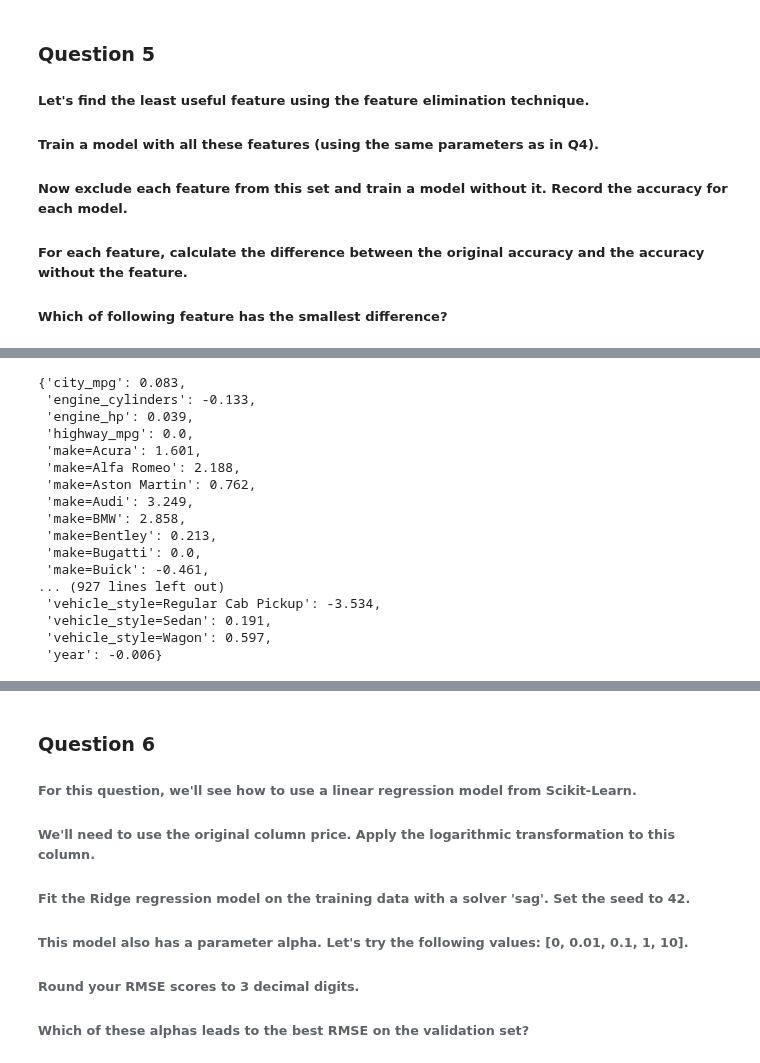
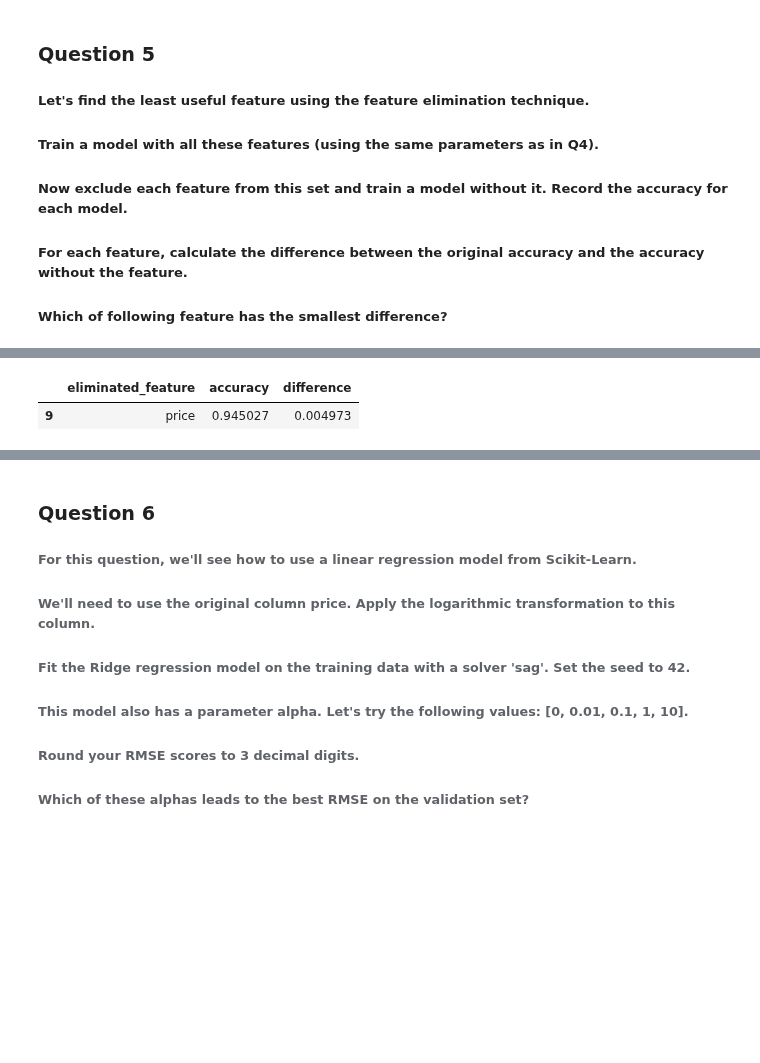
Before and after one commit to sam47-asfaw/ml_zoomcamp, a Jupyter notebook: 03-classification/HW-3.ipynb, the cells around one changed output, grey strips where cells are left out. Saved outputs shown, nothing was run; the diff lists cells and outputs as text; code cells hidden in the pictures; blank space fills up the shorter version.

```diff
--- a/03-classification/HW-3.ipynb
+++ b/03-classification/HW-3.ipynb
@@ -376,21 +426,6 @@ array([ 8.300e-02, -1.330e-01,  3.900e-02,  0.000e+00,  1.601e+00,
 # %%
-#use the zip() function to create a dictionary of the coefficients and the features
-dict(zip(dv.get_feature_names_out(),model.coef_[0].round(3)))
+max_diff = scores.difference.max()
+scores[scores.difference == max_diff]
 # %% [output]
-{'city_mpg': 0.083,
- 'engine_cylinders': -0.133,
- 'engine_hp': 0.039,
- 'highway_mpg': 0.0,
- 'make=Acura': 1.601,
- 'make=Alfa Romeo': 2.188,
- 'make=Aston Martin': 0.762,
- 'make=Audi': 3.249,
- 'make=BMW': 2.858,
- 'make=Bentley': 0.213,
- 'make=Bugatti': 0.0,
- 'make=Buick': -0.461,
-... (927 lines left out)
- 'vehicle_style=Regular Cab Pickup': -3.534,
- 'vehicle_style=Sedan': 0.191,
- 'vehicle_style=Wagon': 0.597,
- 'year': -0.006}
+|  | eliminated_feature | accuracy | difference |
+| 9 | price | 0.945027 | 0.004973 |
```
Also changed, not shown: parts of 43 cells of this notebook, 1 other file.
